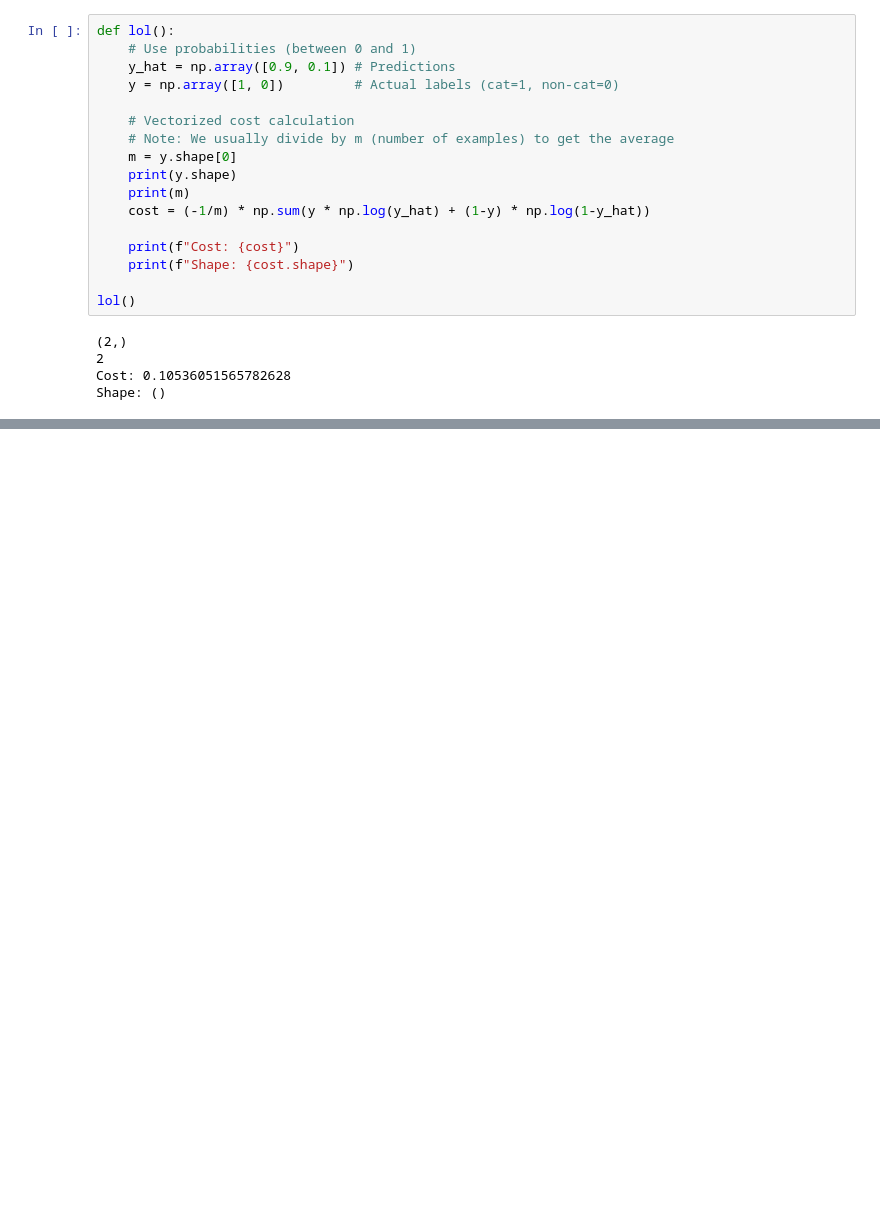
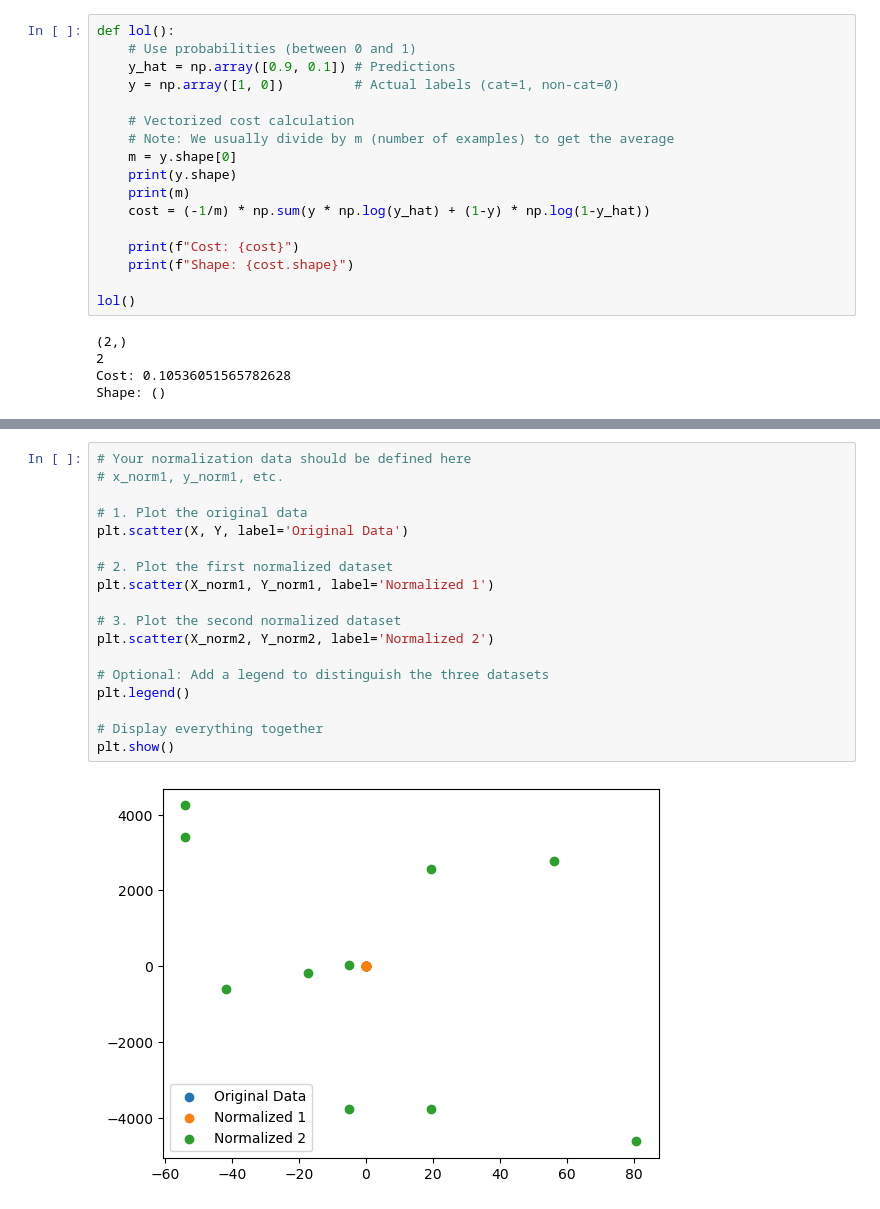
Before and after one commit to SamarBhattarai/Deeplearning, a Jupyter notebook: Deep_learning_specialization.ipynb, the cells around one changed output, grey strips where cells are left out. Cells and saved outputs as stored; diff of their text form; blank space fills up the shorter version.

```diff
--- a/Deep_learning_specialization.ipynb
+++ b/Deep_learning_specialization.ipynb
@@ -139,0 +178,20 @@ Shape: ()
+# %%
+# Your normalization data should be defined here
+# x_norm1, y_norm1, etc.
+
+# 1. Plot the original data
+plt.scatter(X, Y, label='Original Data')
+
+# 2. Plot the first normalized dataset
+plt.scatter(X_norm1, Y_norm1, label='Normalized 1')
+
+# 3. Plot the second normalized dataset
+plt.scatter(X_norm2, Y_norm2, label='Normalized 2')
+
+# Optional: Add a legend to distinguish the three datasets
+plt.legend()
+
+# Display everything together
+plt.show()
+# %% [output]
+[figure, added]
```
Also changed, not shown: parts of 10 cells of this notebook.
